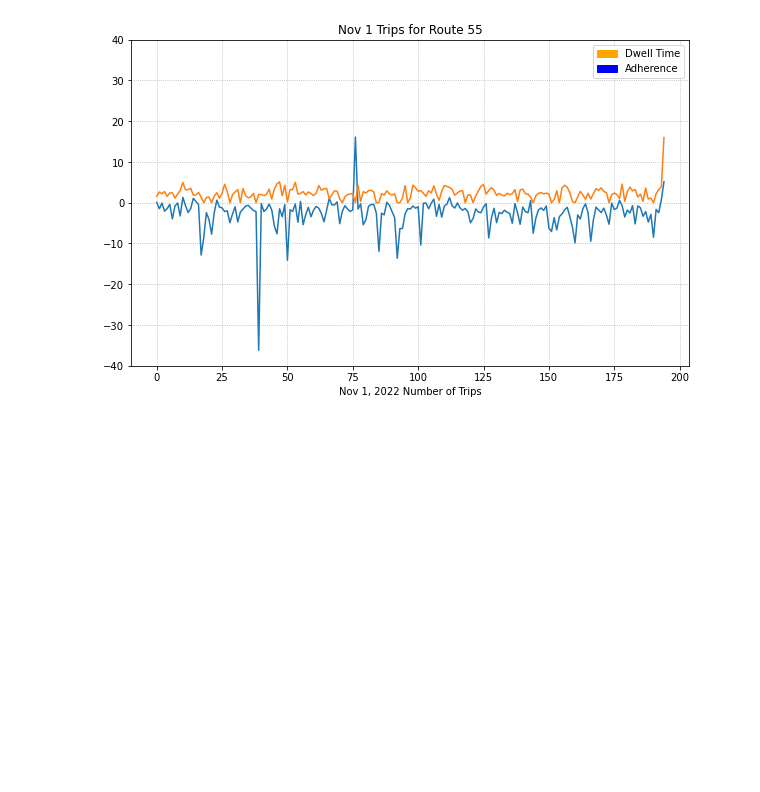
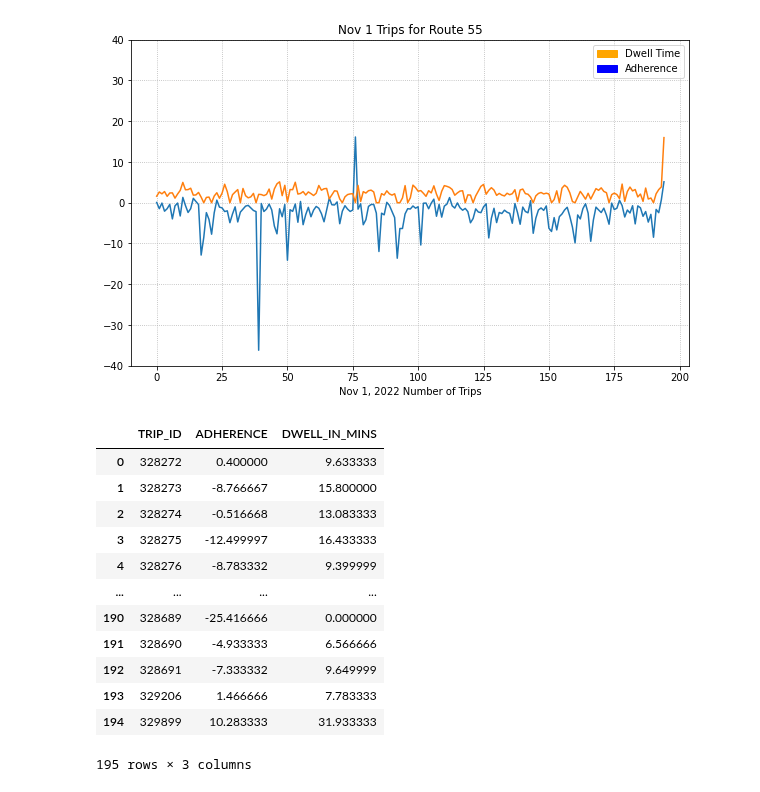
Before and after one commit to NSS-Data-Analytics-Cohort-7/wego-shut_up_and_take_my_query, a Jupyter notebook: notebook/Route55.ipynb, the cells around one changed output. Saved outputs shown, nothing was run; the diff lists cells and outputs as text; code cells hidden in the pictures; blank space fills up the shorter version.

```diff
--- a/notebook/Route55.ipynb
+++ b/notebook/Route55.ipynb
@@ -131,3 +114,20 @@ plt.legend(handles=[orange_patch, blue_patch])
 plt.show()
 # %% [output]
 [figure]
+# %%
+headway_r55_nov1_sum = headway_r55_nov.groupby(['TRIP_ID'], as_index=False)['ADHERENCE', 'DWELL_IN_MINS'].sum()
+headway_r55_nov1_sum
+# %% [output]
+|  | TRIP_ID | ADHERENCE | DWELL_IN_MINS |
+| 0 | 328272 | 0.400000 | 9.633333 |
+| 1 | 328273 | -8.766667 | 15.800000 |
+| 2 | 328274 | -0.516668 | 13.083333 |
+| 3 | 328275 | -12.499997 | 16.433333 |
+| 4 | 328276 | -8.783332 | 9.399999 |
+| ... | ... | ... | ... |
+| 190 | 328689 | -25.416666 | 0.000000 |
+| 191 | 328690 | -4.933333 | 6.566666 |
+| 192 | 328691 | -7.333332 | 9.649999 |
+| 193 | 329206 | 1.466666 | 7.783333 |
+| 194 | 329899 | 10.283333 | 31.933333 |
+195 rows × 3 columns
```
Also changed, not shown: parts of 9 cells of this notebook.
